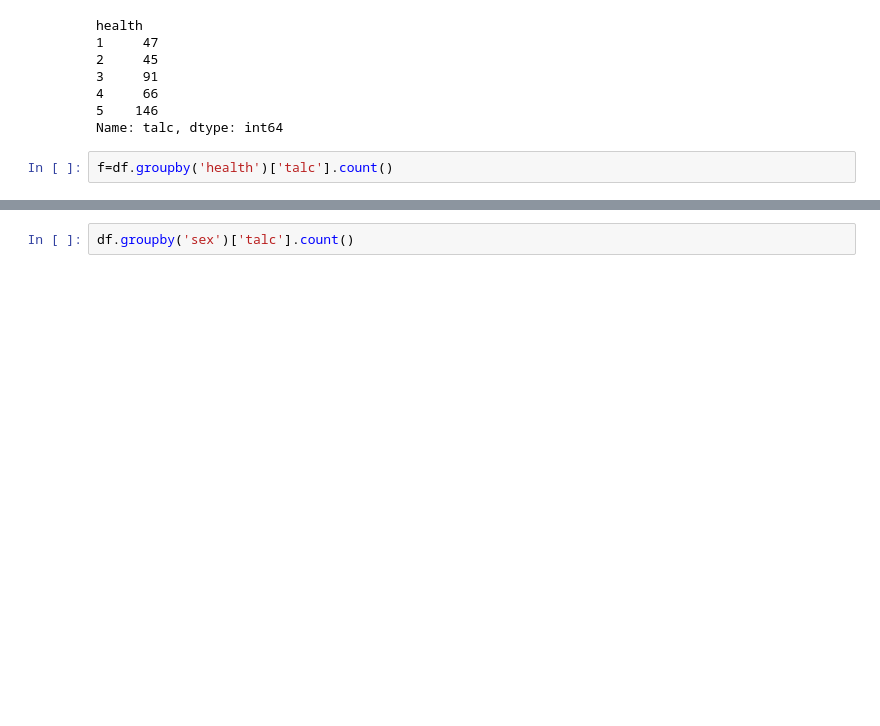
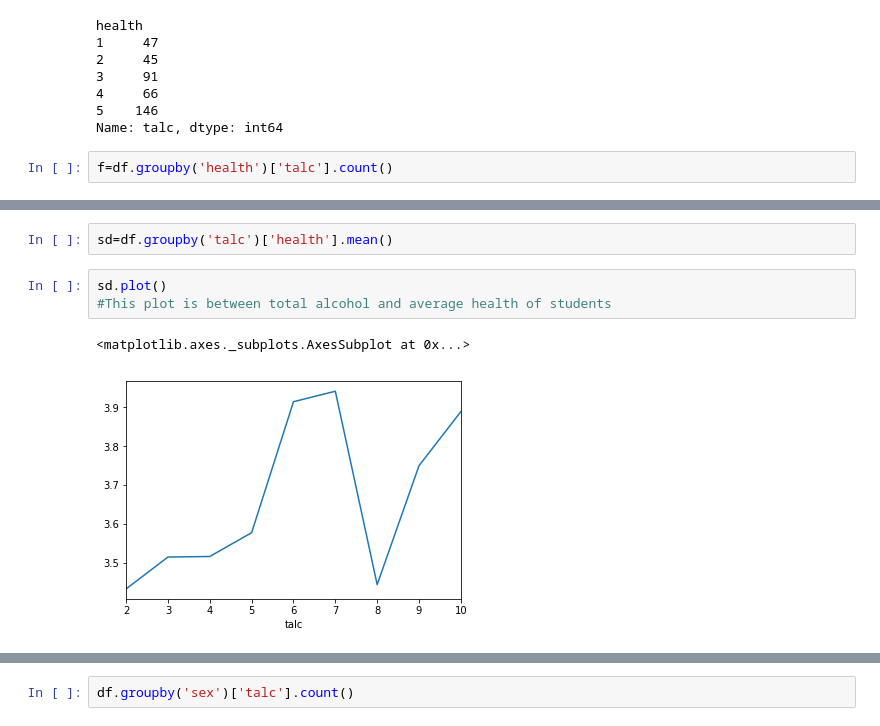
Before and after one commit to Learnlearningplatform/Student_analysis, a Jupyter notebook: project1.ipynb, the cells around one changed output, grey strips where cells are left out. Drawn from its saved outputs; the diff is of its cells as text; blank space fills up the shorter version.

```diff
--- a/project1.ipynb
+++ b/project1.ipynb
@@ -266,0 +300,8 @@ Text(0, 0.5, 'weely total alcohol consuption')
+# %%
+sd=df.groupby('talc')['health'].mean()
+# %%
+sd.plot()
+#This plot is between total alcohol and average health of students
+# %% [output]
+<matplotlib.axes._subplots.AxesSubplot at 0x...>
+[figure, added]
```
Also changed, not shown: parts of 29 cells of this notebook.
